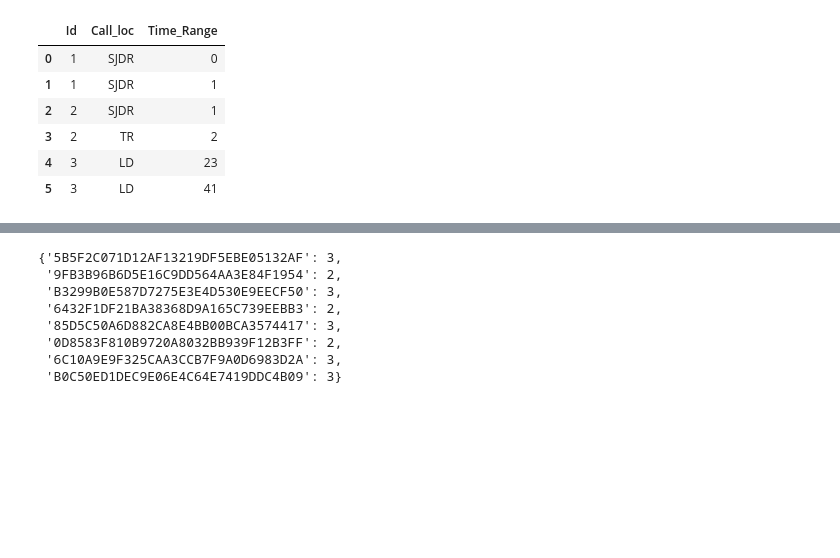
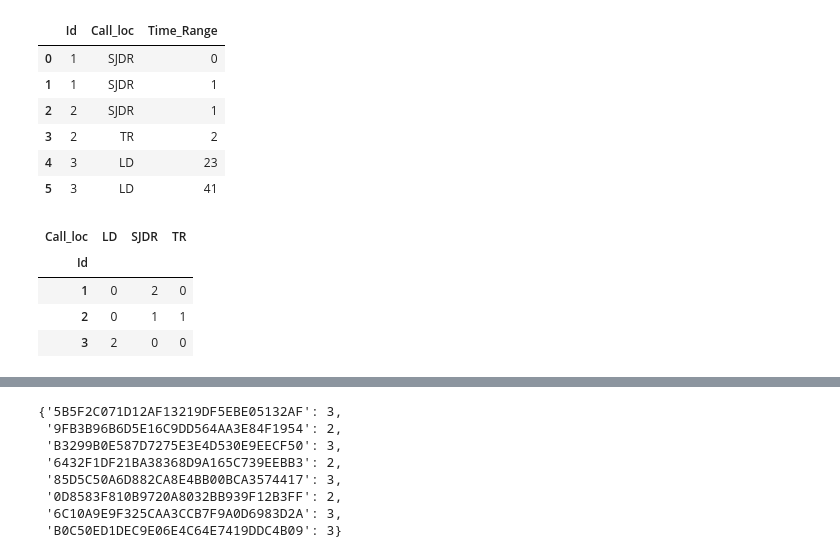
Before and after one commit to ghmc91/Projeto_Mestrado, a Jupyter notebook: Tests.ipynb, the cells around one changed output, grey strips where cells are left out. Cells and saved outputs as stored; diff of their text form; code cells hidden in the pictures; blank space fills up the shorter version.

```diff
--- a/Tests.ipynb
+++ b/Tests.ipynb
@@ -42,6 +42,14 @@ for x in df['Id']:
 # %%
 s = df.groupby([*df.columns]).size()
 s = s.unstack([1,2]).stack(dropna=False).fillna(0, downcast='infer')
+# %%
+s.groupby(['Id']).sum()
+# %% [output]
+| Call_loc | LD | SJDR | TR |
+| Id |  |  |  |
+| 1 | 0 | 2 | 0 |
+| 2 | 0 | 1 | 1 |
+| 3 | 2 | 0 | 0 |
 # %%
 s
 # %% [output]
```
Also changed, not shown: parts of 1 cell of this notebook, 1 other file.
